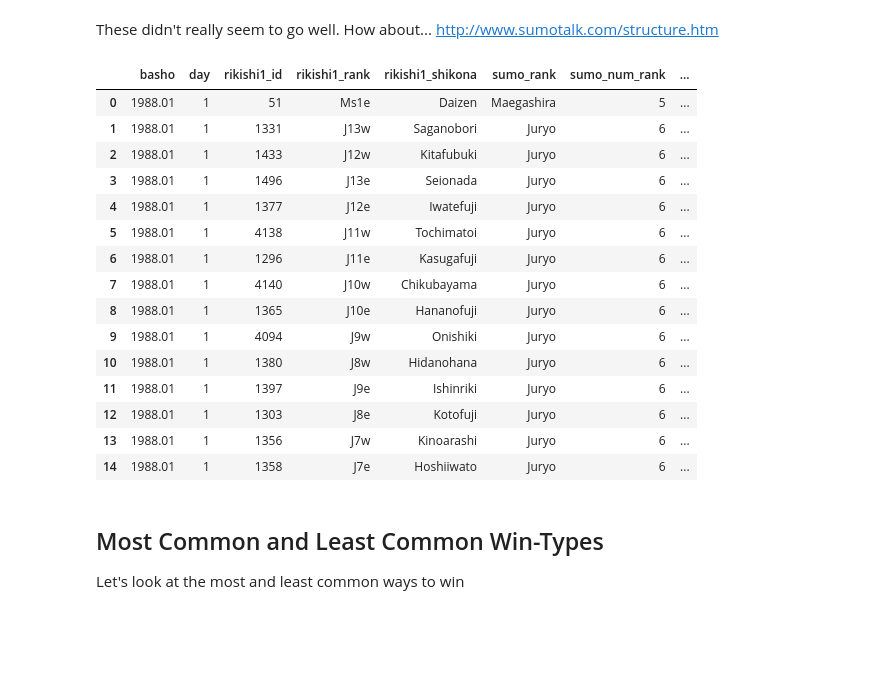
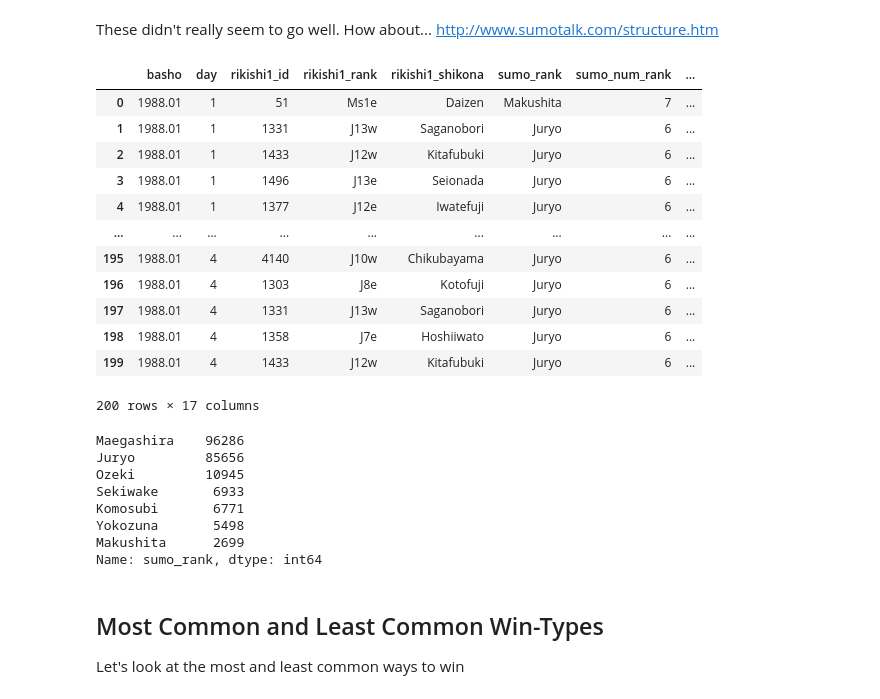
Before and after one commit to Colsai/small_projects, a Jupyter notebook: Sumo_History.ipynb, the cells around one changed output. Cells and saved outputs as stored; diff of their text form; code cells hidden in the pictures; blank space fills up the shorter version.

```diff
--- a/Sumo_History.ipynb
+++ b/Sumo_History.ipynb
@@ -194,6 +179,12 @@ Rikishi Ranks (in order)
 # %% [markdown]
 These didn't really seem to go well. How about...
 http://www.sumotalk.com/structure.htm
+# %%
+def strip_non_num(a_string):
+    numeric_filter = filter(str.isdigit, a_string)
+    numeric_string = "".join(numeric_filter)
+
+    return(numeric_string)
 # %%
 #Let's recode the rikishi ranks as back to original names
 
@@ -202,6 +193,8 @@ unknown = []
 
 sumo_rank_all = []
 sumo_num_rank = []
+sumo_side = []
+sumo_rank_pos = []
 
 for wrestler in full_df['rikishi1_rank']:
     if "Y" in wrestler:
@@ -221,6 +214,10 @@ for wrestler in full_df['rikishi1_rank']:
         sumo_num_rank.append(4)
 
     elif "Ms" in wrestler:
+        sumo_rank_all.append("Makushita")
+        sumo_num_rank.append(7)
+
+    elif "M" in wrestler:
         sumo_rank_all.append("Maegashira")
         sumo_num_rank.append(5)
 
@@ -231,25 +228,31 @@ for wrestler in full_df['rikishi1_rank']:
     else:
         sumo_rank_all.append("Unknown")
         sumo_num_rank.append(0)
+
+    if "e" in wrestler:
+        sumo_side.append("e")
+    else:
+        sumo_side.append("w")
+
+    sumo_rank_pos.append(strip_non_num(wrestler))
 # %%
 full_df.insert(5, "sumo_rank", sumo_rank_all)
 full_df.insert(6, "sumo_num_rank", sumo_num_rank)
+full_df.insert(8, "sumo_rank_pos", sumo_rank_pos)
+full_df.insert(9, "sumo_side", sumo_side)
 # %%
-full_df.head(15)
+full_df.head(200)
 # %% [output]
 |  | basho | day | rikishi1_id | rikishi1_rank | rikishi1_shikona | sumo_rank | sumo_num_rank | ... |
-| 0 | 1988.01 | 1 | 51 | Ms1e | Daizen | Maegashira | 5 | ... |
+| 0 | 1988.01 | 1 | 51 | Ms1e | Daizen | Makushita | 7 | ... |
 | 1 | 1988.01 | 1 | 1331 | J13w | Saganobori | Juryo | 6 | ... |
 | 2 | 1988.01 | 1 | 1433 | J12w | Kitafubuki | Juryo | 6 | ... |
 | 3 | 1988.01 | 1 | 1496 | J13e | Seionada | Juryo | 6 | ... |
 | 4 | 1988.01 | 1 | 1377 | J12e | Iwatefuji | Juryo | 6 | ... |
-| 5 | 1988.01 | 1 | 4138 | J11w | Tochimatoi | Juryo | 6 | ... |
-| 6 | 1988.01 | 1 | 1296 | J11e | Kasugafuji | Juryo | 6 | ... |
-| 7 | 1988.01 | 1 | 4140 | J10w | Chikubayama | Juryo | 6 | ... |
-| 8 | 1988.01 | 1 | 1365 | J10e | Hananofuji | Juryo | 6 | ... |
-| 9 | 1988.01 | 1 | 4094 | J9w | Onishiki | Juryo | 6 | ... |
-| 10 | 1988.01 | 1 | 1380 | J8w | Hidanohana | Juryo | 6 | ... |
-| 11 | 1988.01 | 1 | 1397 | J9e | Ishinriki | Juryo | 6 | ... |
-| 12 | 1988.01 | 1 | 1303 | J8e | Kotofuji | Juryo | 6 | ... |
-| 13 | 1988.01 | 1 | 1356 | J7w | Kinoarashi | Juryo | 6 | ... |
-| 14 | 1988.01 | 1 | 1358 | J7e | Hoshiiwato | Juryo | 6 | ... |
+| ... | ... | ... | ... | ... | ... | ... | ... | ... |
+| 195 | 1988.01 | 4 | 4140 | J10w | Chikubayama | Juryo | 6 | ... |
+| 196 | 1988.01 | 4 | 1303 | J8e | Kotofuji | Juryo | 6 | ... |
+| 197 | 1988.01 | 4 | 1331 | J13w | Saganobori | Juryo | 6 | ... |
+| 198 | 1988.01 | 4 | 1358 | J7e | Hoshiiwato | Juryo | 6 | ... |
+| 199 | 1988.01 | 4 | 1433 | J12w | Kitafubuki | Juryo | 6 | ... |
+200 rows × 17 columns
@@ -258,3 +259,14 @@ full_df.head(15)
+# %%
+full_df["sumo_rank"].value_counts()
+# %% [output]
+Maegashira    96286
+Juryo         85656
+Ozeki         10945
+Sekiwake       6933
+Komosubi       6771
+Yokozuna       5498
+Makushita      2699
+Name: sumo_rank, dtype: int64
 # %% [markdown]
 ## Most Common and Least Common Win-Types
 Let's look at the most and least common ways to win
```
Also changed, not shown: parts of 22 cells of this notebook.
